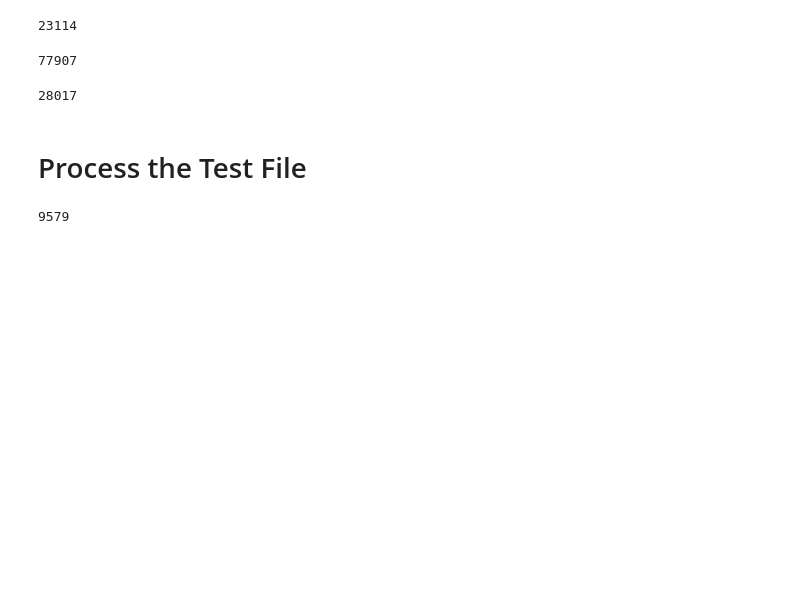
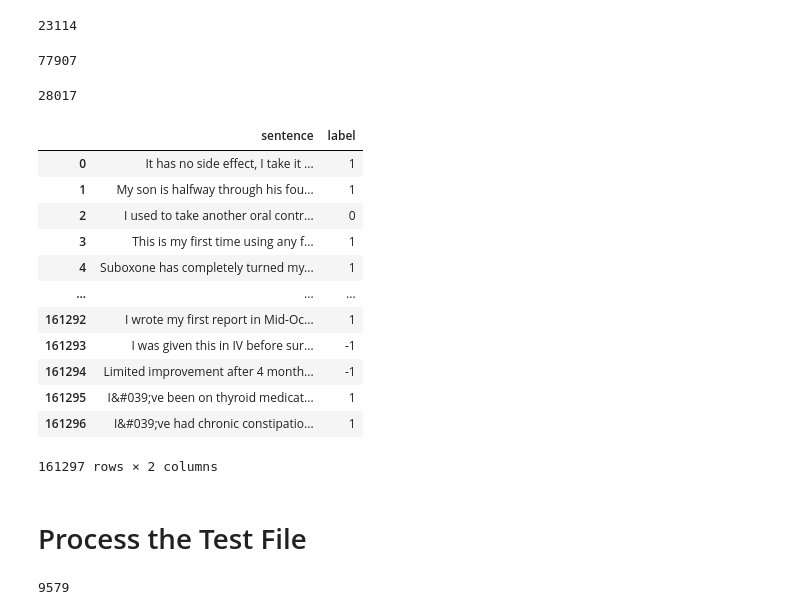
Before and after one commit to brentbiseda/w266_project, a Jupyter notebook: sentimentBERT/make_data_set.ipynb, the cells around one changed output. Saved outputs shown, nothing was run; the diff lists cells and outputs as text; code cells hidden in the pictures; blank space fills up the shorter version.

```diff
--- a/sentimentBERT/make_data_set.ipynb
+++ b/sentimentBERT/make_data_set.ipynb
@@ -45,6 +45,22 @@ sum(train['label']==1)
 sum(train['label']==-1)
 # %% [output]
 28017
+# %%
+df
+# %% [output]
+|  | sentence | label |
+| 0 | It has no side effect, I take it ... | 1 |
+| 1 | My son is halfway through his fou... | 1 |
+| 2 | I used to take another oral contr... | 0 |
+| 3 | This is my first time using any f... | 1 |
+| 4 | Suboxone has completely turned my... | 1 |
+| ... | ... | ... |
+| 161292 | I wrote my first report in Mid-Oc... | 1 |
+| 161293 | I was given this in IV before sur... | -1 |
+| 161294 | Limited improvement after 4 month... | -1 |
+| 161295 | I&#039;ve been on thyroid medicat... | 1 |
+| 161296 | I&#039;ve had chronic constipatio... | 1 |
+161297 rows × 2 columns
 # %%
 # We wish to preserve all records for train
 df.to_csv('../datasets/SENT/train.tsv', sep='\t', index=False, header=False)
```
Also changed, not shown: 15 other files.
